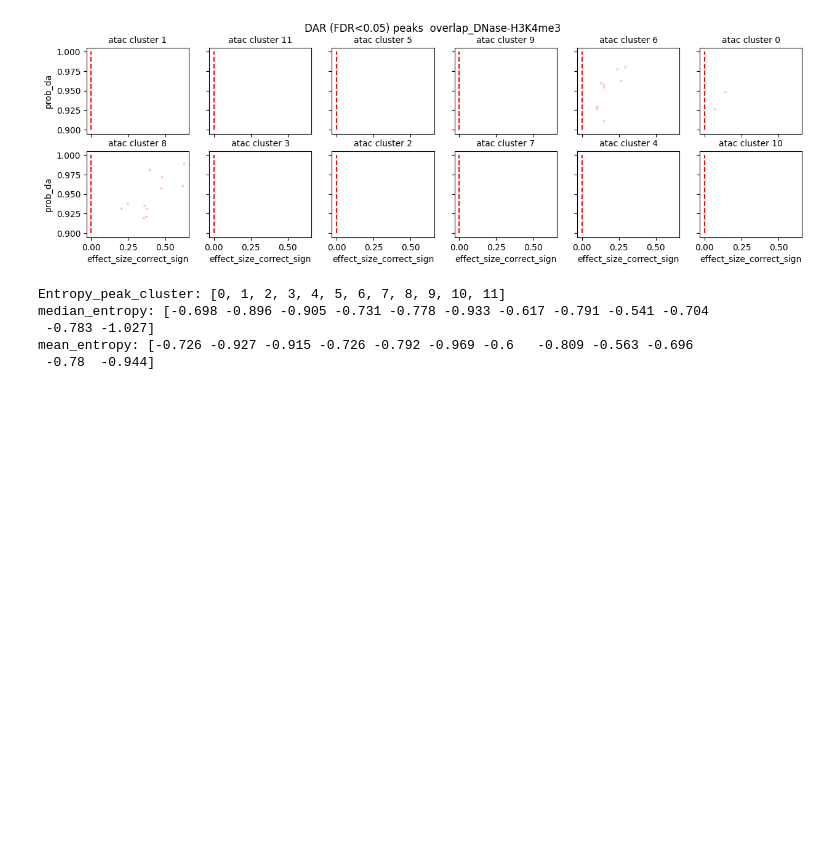
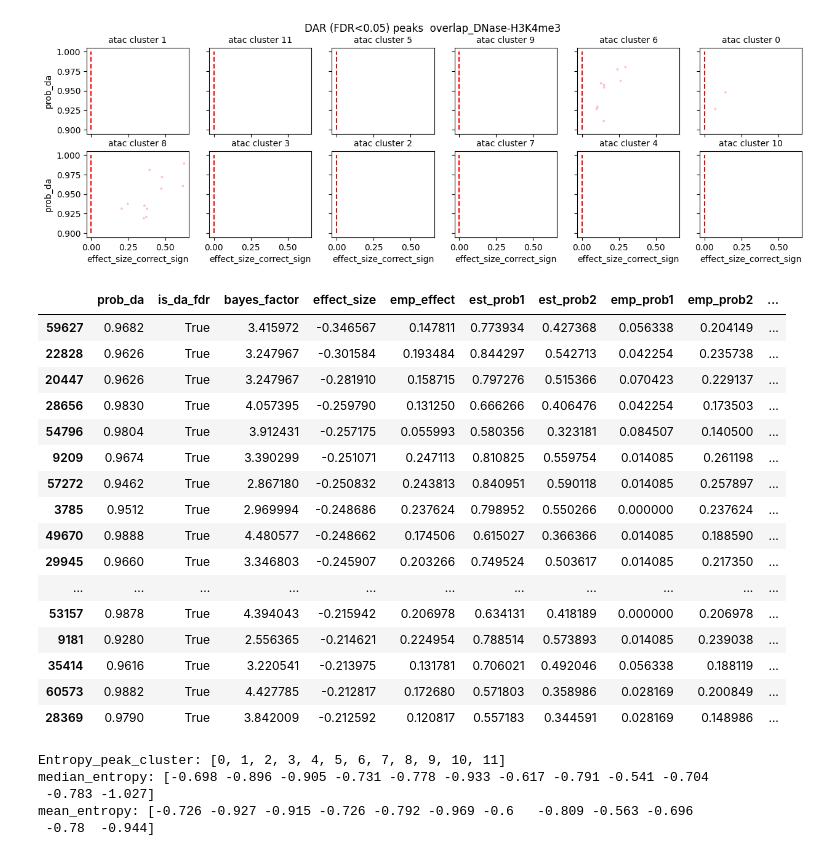
Before and after one commit to streetslab/SADE, a Jupyter notebook: EDA/enchmark_pbmc_cmp_SC.ipynb, the cells around one changed output. Cells and saved outputs as stored; diff of their text form; code cells hidden in the pictures; blank space fills up the shorter version.

```diff
--- a/EDA/enchmark_pbmc_cmp_SC.ipynb
+++ b/EDA/enchmark_pbmc_cmp_SC.ipynb
@@ -474,3 +578,24 @@ plt.suptitle(f'DAR (FDR<0.05) peaks  {show_cat}', fontsize=12)
 plt.show()
 # %% [output]
 [figure]
+# %%
+cluster = '11'
+atac_cluster_DARs[cluster].loc[(atac_cluster_DARs[cluster]['is_da_fdr']) & (atac_cluster_DARs[cluster]['effect_size'] < 0.) ].sort_values('effect_size', ascending=True).head(20)
+# %% [output]
+|  | prob_da | is_da_fdr | bayes_factor | effect_size | emp_effect | est_prob1 | est_prob2 | emp_prob1 | emp_prob2 | ... |
+| 59627 | 0.9682 | True | 3.415972 | -0.346567 | 0.147811 | 0.773934 | 0.427368 | 0.056338 | 0.204149 | ... |
+| 22828 | 0.9626 | True | 3.247967 | -0.301584 | 0.193484 | 0.844297 | 0.542713 | 0.042254 | 0.235738 | ... |
+| 20447 | 0.9626 | True | 3.247967 | -0.281910 | 0.158715 | 0.797276 | 0.515366 | 0.070423 | 0.229137 | ... |
+| 28656 | 0.9830 | True | 4.057395 | -0.259790 | 0.131250 | 0.666266 | 0.406476 | 0.042254 | 0.173503 | ... |
+| 54796 | 0.9804 | True | 3.912431 | -0.257175 | 0.055993 | 0.580356 | 0.323181 | 0.084507 | 0.140500 | ... |
+| 9209 | 0.9674 | True | 3.390299 | -0.251071 | 0.247113 | 0.810825 | 0.559754 | 0.014085 | 0.261198 | ... |
+| 57272 | 0.9462 | True | 2.867180 | -0.250832 | 0.243813 | 0.840951 | 0.590118 | 0.014085 | 0.257897 | ... |
+| 3785 | 0.9512 | True | 2.969994 | -0.248686 | 0.237624 | 0.798952 | 0.550266 | 0.000000 | 0.237624 | ... |
+| 49670 | 0.9888 | True | 4.480577 | -0.248662 | 0.174506 | 0.615027 | 0.366366 | 0.014085 | 0.188590 | ... |
+| 29945 | 0.9660 | True | 3.346803 | -0.245907 | 0.203266 | 0.749524 | 0.503617 | 0.014085 | 0.217350 | ... |
+| ... | ... | ... | ... | ... | ... | ... | ... | ... | ... | ... |
+| 53157 | 0.9878 | True | 4.394043 | -0.215942 | 0.206978 | 0.634131 | 0.418189 | 0.000000 | 0.206978 | ... |
+| 9181 | 0.9280 | True | 2.556365 | -0.214621 | 0.224954 | 0.788514 | 0.573893 | 0.014085 | 0.239038 | ... |
+| 35414 | 0.9616 | True | 3.220541 | -0.213975 | 0.131781 | 0.706021 | 0.492046 | 0.056338 | 0.188119 | ... |
+| 60573 | 0.9882 | True | 4.427785 | -0.212817 | 0.172680 | 0.571803 | 0.358986 | 0.028169 | 0.200849 | ... |
+| 28369 | 0.9790 | True | 3.842009 | -0.212592 | 0.120817 | 0.557183 | 0.344591 | 0.028169 | 0.148986 | ... |
```
Also changed, not shown: parts of 10 cells of this notebook, 1 other file.
